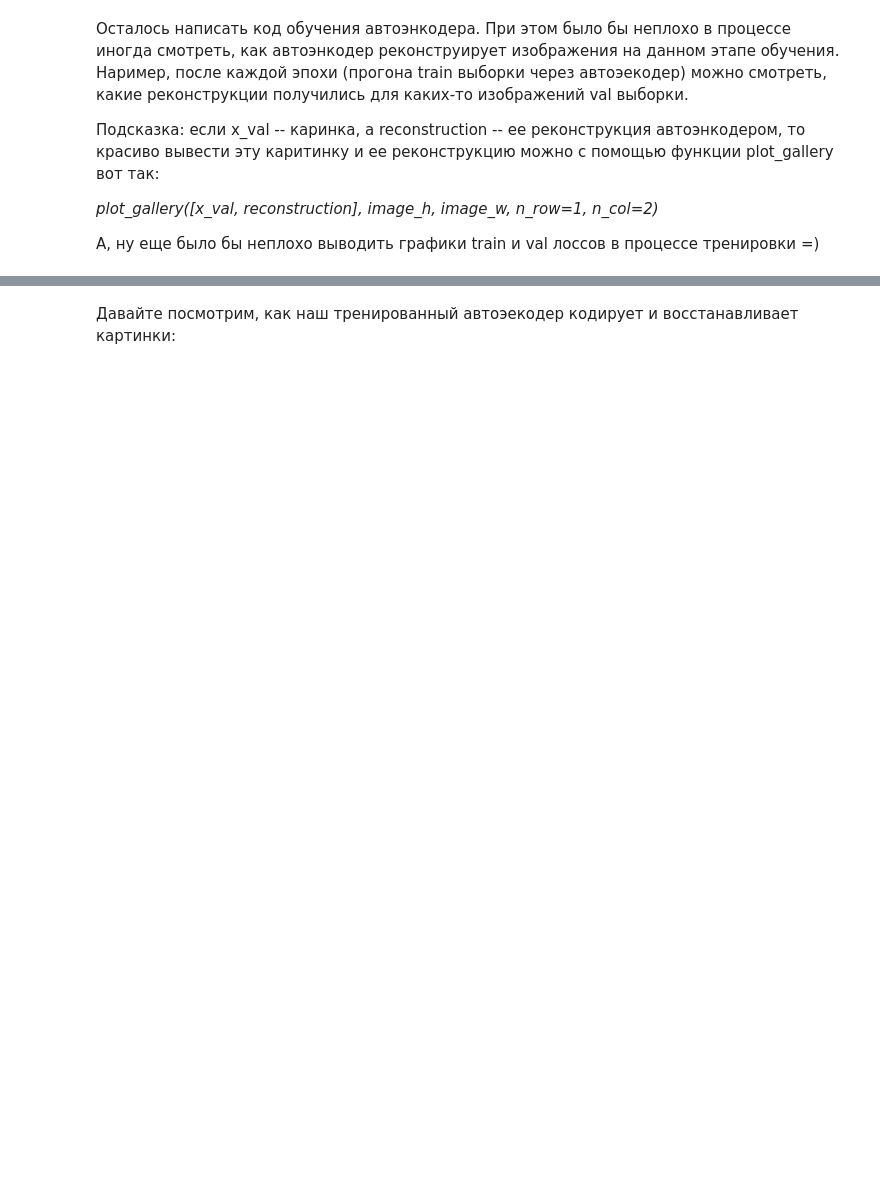
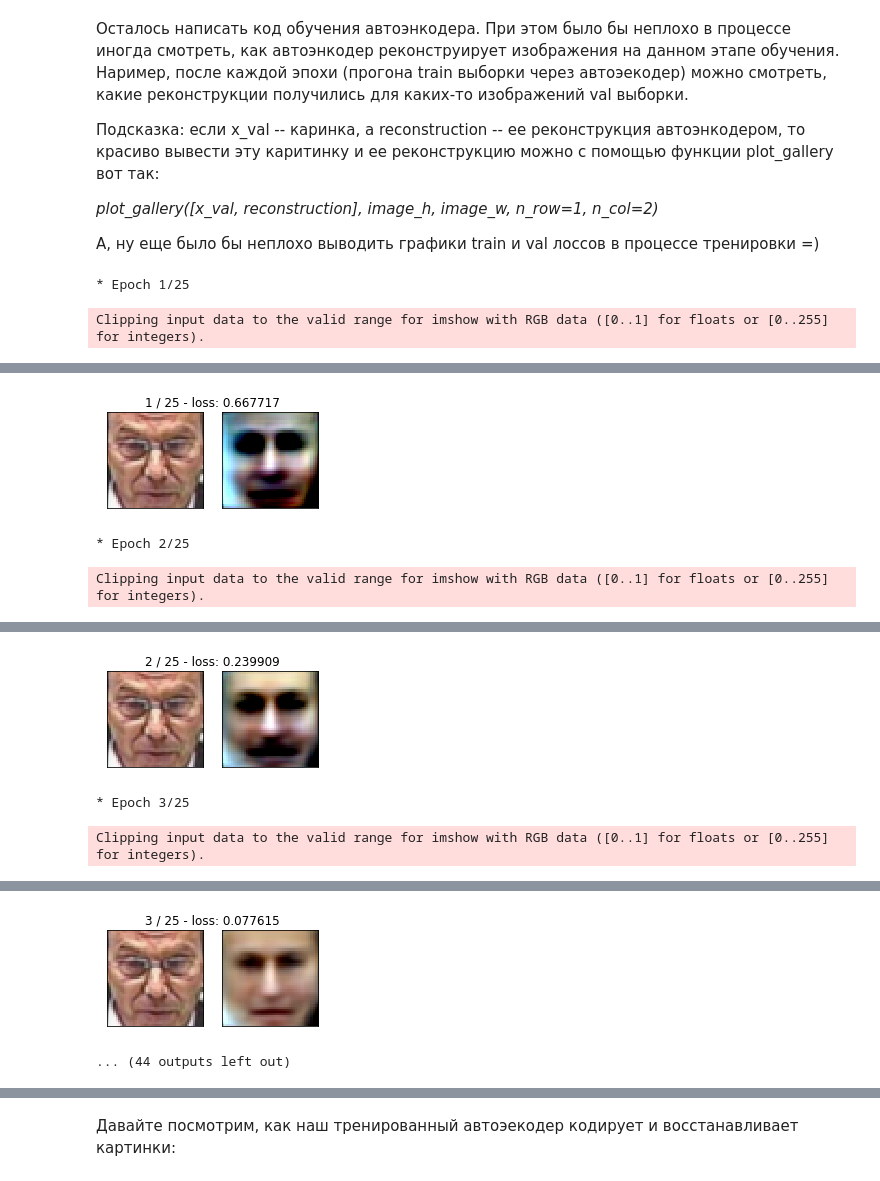
Before and after one commit to RomanenkovN/DeepLearningSchool, a Jupyter notebook: autoencoders.ipynb, the cells around one changed output, grey strips where cells are left out. Saved outputs shown, nothing was run; the diff lists cells and outputs as text; code cells hidden in the pictures; blank space fills up the shorter version.

```diff
--- a/autoencoders.ipynb
+++ b/autoencoders.ipynb
@@ -169,9 +201,7 @@ class Autoencoder(nn.Module):
 # %%
 criterion = nn.MSELoss()
 
-autoencoder = Autoencoder(im_size=inp_size, code_size=dim_code).to(device)
-
-optimizer = optim.Adam(autoencoder.parameters(), lr=1e-3)#<Ваш любимый оптимизатор>
+optimizer = torch.optim.Adam(model.parameters(), lr=1e-3)
 # %% [markdown]
 Осталось написать код обучения автоэнкодера. При этом было бы неплохо в процессе иногда смотреть, как автоэнкодер реконструирует изображения на данном этапе обучения. Наример, после каждой эпохи (прогона train выборки через автоэекодер) можно смотреть, какие реконструкции получились для каких-то изображений val выборки.
 
@@ -204,0 +223,44 @@ def train(X_train, X_val, num_epoch):
+# %%
+def train(model, opt, loss_fn, epochs, data_tr, data_val):
+    X_val = next(iter(data_val))
+    tr_loss = []
+    val_loss = []
+
+    for epoch in range(epochs):
+        tic = time()
+        print('* Epoch %d/%d' % (epoch+1, epochs))
+
+        avg_loss = 0
+        model.train()
+        for X_batch in data_tr:
+            X_batch = X_batch.to(device)
+
+            opt.zero_grad()
+
+            Y_pred, code = model(X_batch)
+            Y_pred = Y_pred.to(device)
+            loss = loss_fn(X_batch, Y_pred)
+            loss.backward()
+            opt.step()
+
+            avg_loss += loss / len(data_tr)
+        tr_loss.append(avg_loss)
+        toc = time()
+        print('loss: %f' % avg_loss)
+
+        model.eval()
+        reconstruction, code = model(X_val.to(device))
+
+        reconstruction = reconstruction.detach().cpu()
+        val_loss.append(loss_fn(X_val, reconstruction))
+
+        plot_gallery([np.rollaxis(X_val[0].numpy(), 0, 3), np.rollaxis(reconstruction[0].numpy(), 0, 3)], IMAGE_H, IMAGE_W, n_row=1, n_col=2)
+        plt.suptitle('%d / %d - loss: %f' % (epoch+1, epochs, avg_loss))
+        plt.show()
+
+    return tr_loss, val_loss
+# %%
+tr_loss, val_loss = train(model, optimizer, criterion, 25, data_tr, data_val)
+# %% [output]
+* Epoch 1/25
+Clipping input data to the valid range for imshow with RGB data ([0..1] for floats or [0..255] for integers).
@@ -204,0 +268,3 @@ def train(X_train, X_val, num_epoch):
+[figure, added]
+* Epoch 2/25
+Clipping input data to the valid range for imshow with RGB data ([0..1] for floats or [0..255] for integers).
@@ -204,0 +272,3 @@ def train(X_train, X_val, num_epoch):
+[figure, added]
+* Epoch 3/25
+Clipping input data to the valid range for imshow with RGB data ([0..1] for floats or [0..255] for integers).
@@ -204,0 +276,2 @@ def train(X_train, X_val, num_epoch):
+[figure, added]
+... (44 outputs left out)
```
Also changed, not shown: parts of 95 cells of this notebook.
